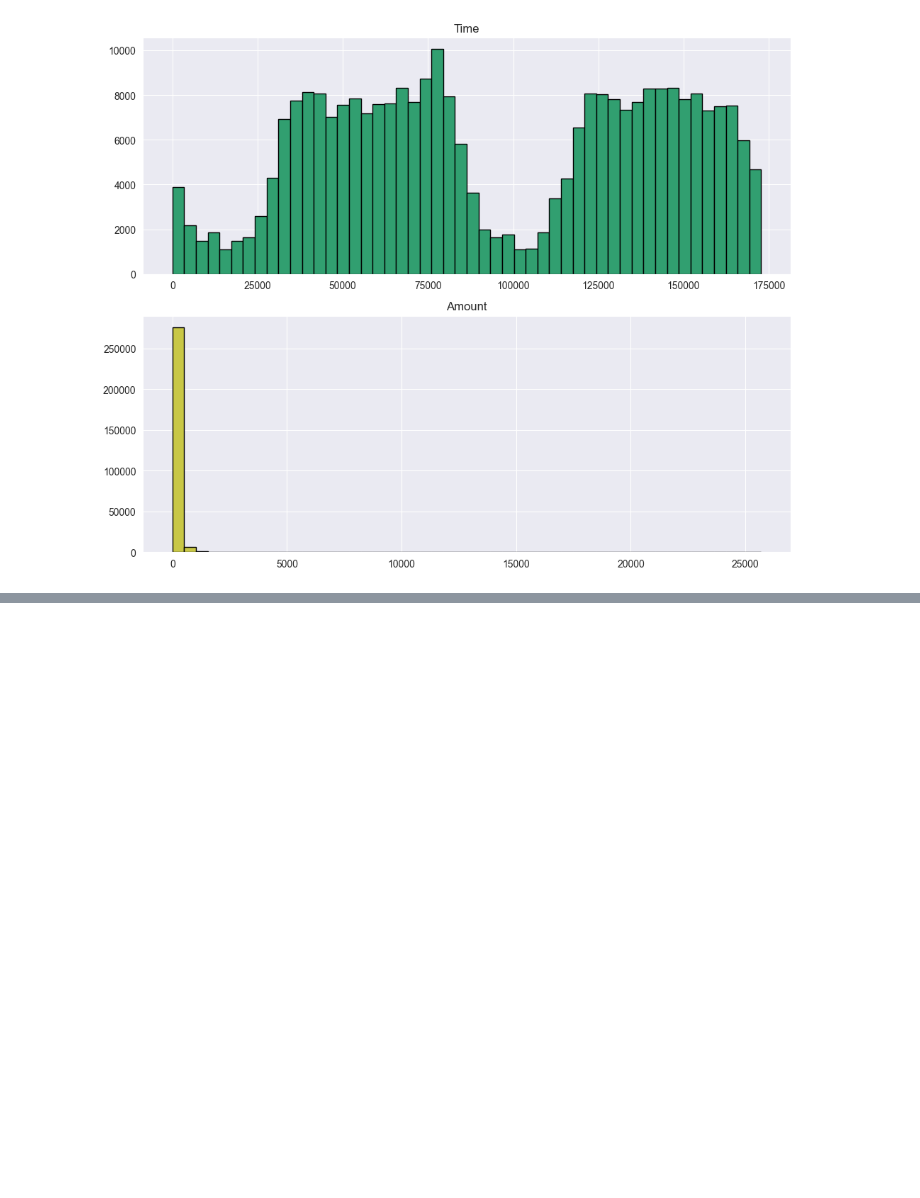
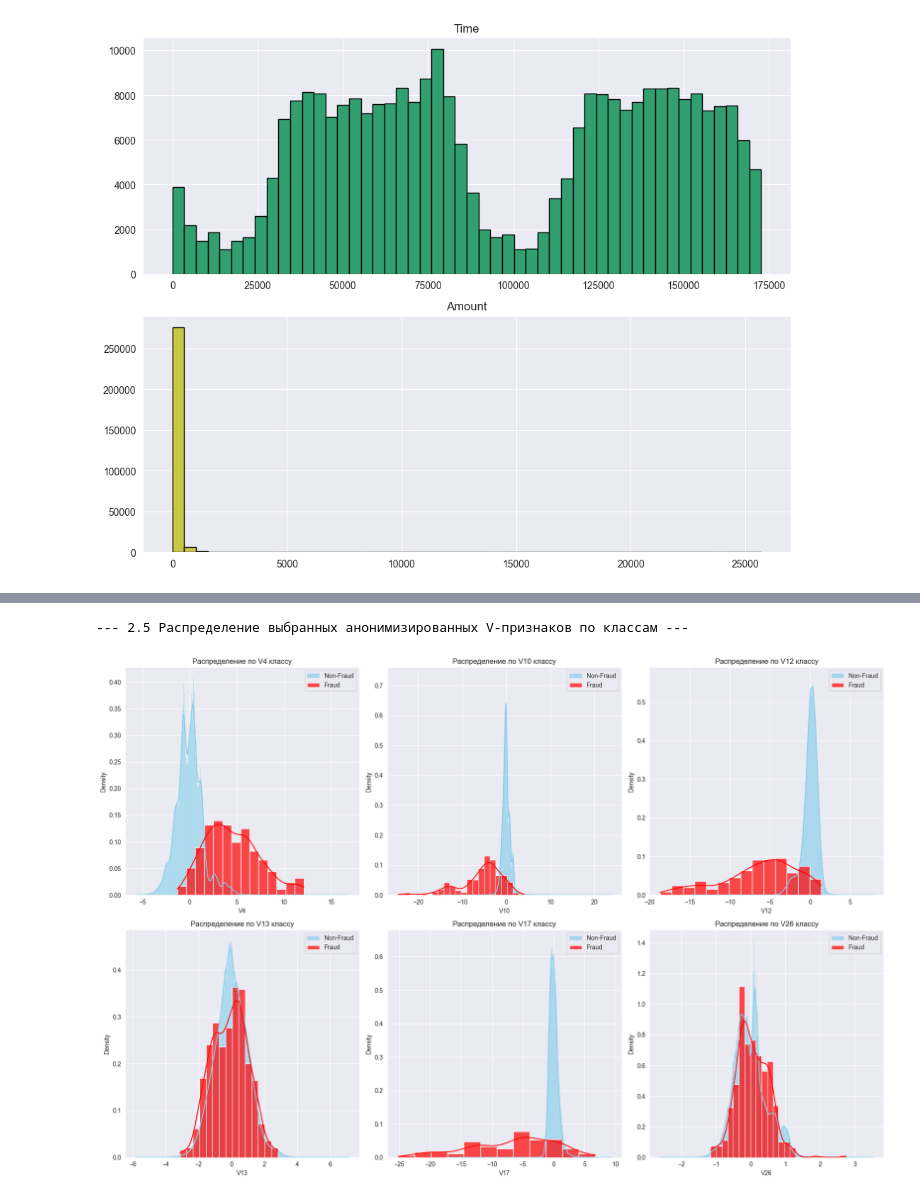
Before and after one commit to Iskander80/ML, a Jupyter notebook: home_task_3.ipynb, the cells around one changed output, grey strips where cells are left out. Drawn from its saved outputs; the diff is of its cells as text; code cells hidden in the pictures; blank space fills up the shorter version.

```diff
--- a/home_task_3.ipynb
+++ b/home_task_3.ipynb
@@ -129,0 +176,20 @@ plt.show()
+# %%
+# 2.5 Распределение выбранных V-элементов по классам (визуализация разделения)
+print("\n--- 2.5 Распределение выбранных анонимизированных V-признаков по классам ---")
+# Выбор: подмножество V-признаков, которые часто являются высокодискриминационными с точки зрения мошенничества
+v_features_to_plot = ['V4', 'V10', 'V12', 'V13', 'V17', 'V26']
+
+plt.figure(figsize=(18, 12))
+for i, feature in enumerate(v_features_to_plot):
+    plt.subplot(2, 3, i + 1) # Расположим графики в виде сетки 2x3
+    sns.histplot(df[df['Class'] == 0][feature], kde=True, color='skyblue', label='Non-Fraud', stat='density', alpha=0.7)
+    sns.histplot(df[df['Class'] == 1][feature], kde=True, color='red', label='Fraud', stat='density', alpha=0.7)
+    plt.title(f'Распределение по {feature} классу')
+    plt.xlabel(feature)
+    plt.ylabel('Density')
+    plt.legend()
+plt.tight_layout()
+plt.show()
+# %% [output]
+--- 2.5 Распределение выбранных анонимизированных V-признаков по классам ---
+[figure, added]
```
Also changed, not shown: parts of 26 cells of this notebook.
